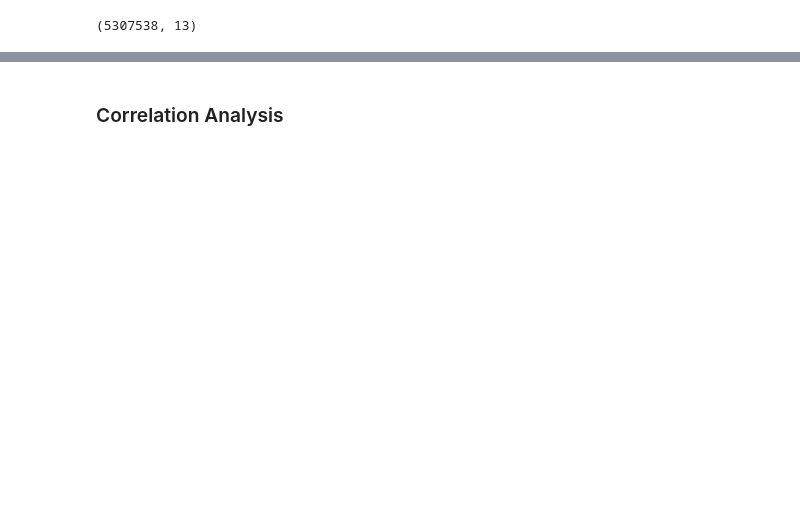
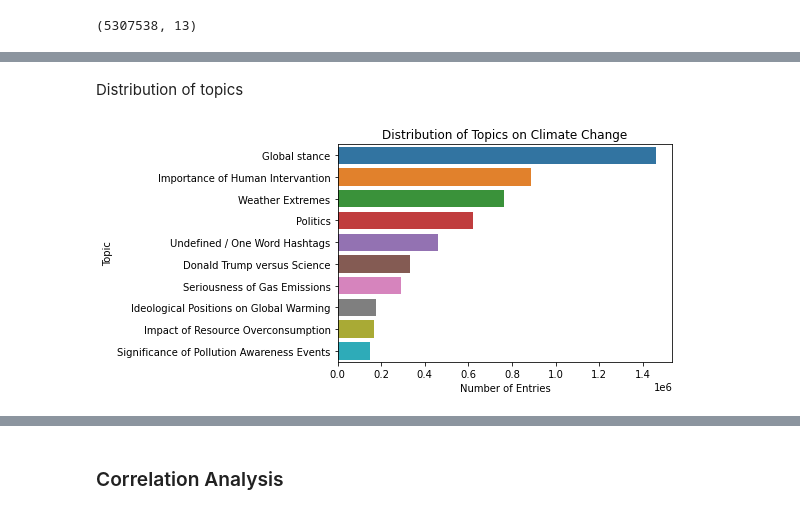
Before and after one commit to Kisha-H/Group-YAQ, a Jupyter notebook: FinalProject_groupXXX.ipynb, the cells around one changed output, grey strips where cells are left out. Drawn from its saved outputs; the diff is of its cells as text; code cells hidden in the pictures; blank space fills up the shorter version.

```diff
--- a/FinalProject_groupXXX.ipynb
+++ b/FinalProject_groupXXX.ipynb
@@ -172,0 +187,12 @@ data.head()
+# %% [markdown]
+Distribution of topics
+# %%
+topic_counts = data['topic'].value_counts().reset_index()
+topic_counts.columns = ['topic', 'count']
+sns.barplot(x='count', y='topic', data=topic_counts)
+plt.title('Distribution of Topics on Climate Change')
+plt.xlabel('Number of Entries')
+plt.ylabel('Topic')
+plt.show()
+# %% [output]
+[figure, added]
```
Also changed, not shown: parts of 19 cells of this notebook.
